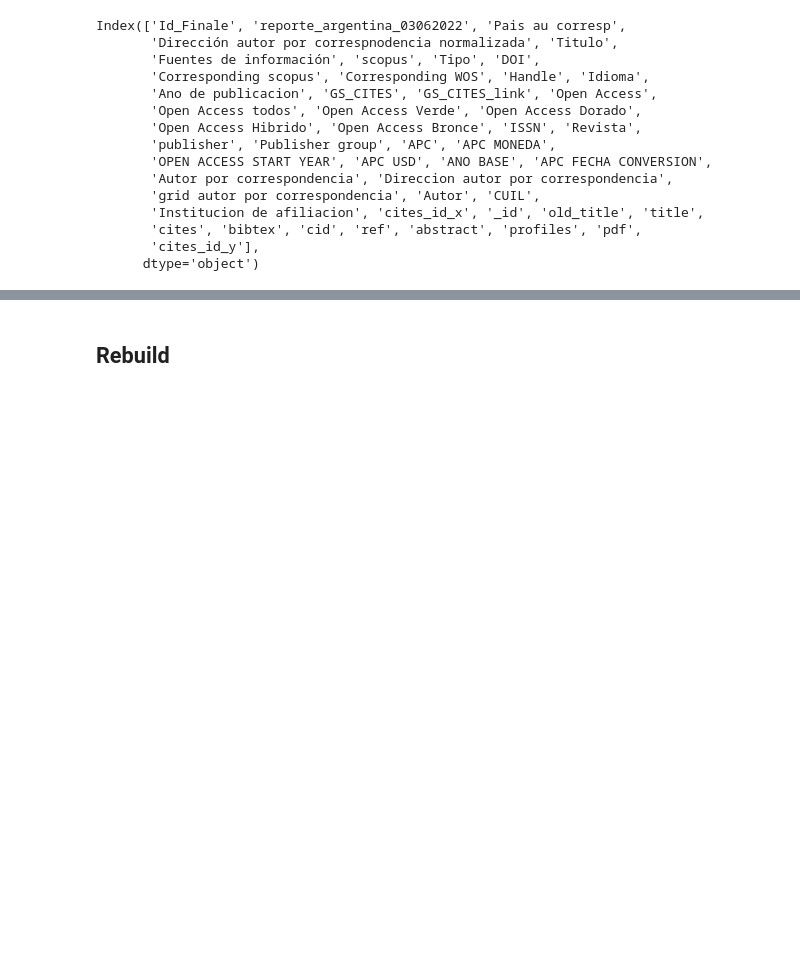
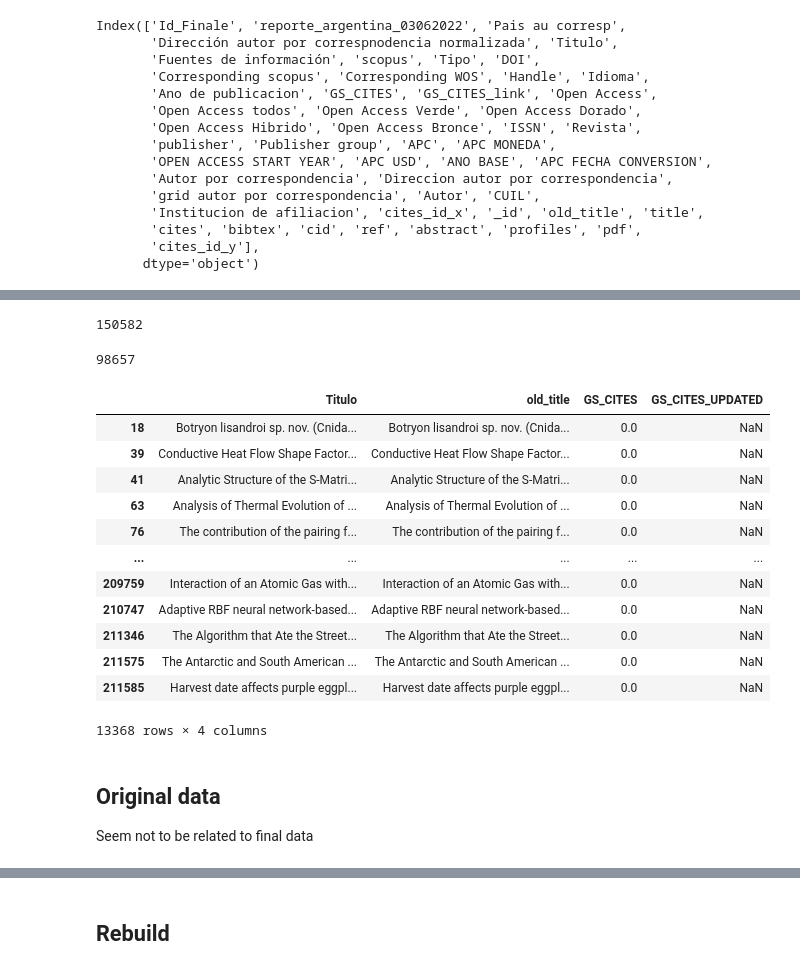
Before and after one commit to restrepo/colav, a Jupyter notebook: argentina.ipynb, the cells around one changed output, grey strips where cells are left out. Drawn from its saved outputs; the diff is of its cells as text; code cells hidden in the pictures; blank space fills up the shorter version.

```diff
--- a/argentina.ipynb
+++ b/argentina.ipynb
@@ -33,0 +56,2 @@ Index(['Id_Finale', 'reporte_argentina_03062022', 'Pais au corresp',
+# %%
+pd.set_option('display.max_colwidth',200)
@@ -236,0 +312,6 @@ rt.to_excel('argentina_updated_2023_10.xlsx',index=False)
+# %%
+rt=pd.read_excel("/scratch/colav/argentina_updated_2023_10.xlsx")
+# %%
+rt['GS_CITES_UPDATED'].shape[0]-rt['GS_CITES_UPDATED'].dropna().shape[0]
+# %% [output]
+150582
@@ -236,0 +320,25 @@ rt.to_excel('argentina_updated_2023_10.xlsx',index=False)
+# %%
+rct['GS_CITES_UPDATED'].shape[0]-rct['GS_CITES_UPDATED'].dropna().shape[0]
+# %% [output]
+98657
+# %%
+rt=rt.drop_duplicates(subset=['Titulo']).reset_index(drop=True)
+# %%
+rt[ (rt.GS_CITES_UPDATED.isna()) ][['Titulo','old_title','GS_CITES','GS_CITES_UPDATED']].dropna(subset=['old_title'])
+# %% [output]
+|  | Titulo | old_title | GS_CITES | GS_CITES_UPDATED |
+| 18 | Botryon lisandroi sp. nov. (Cnida... | Botryon lisandroi sp. nov. (Cnida... | 0.0 | NaN |
+| 39 | Conductive Heat Flow Shape Factor... | Conductive Heat Flow Shape Factor... | 0.0 | NaN |
+| 41 | Analytic Structure of the S-Matri... | Analytic Structure of the S-Matri... | 0.0 | NaN |
+| 63 | Analysis of Thermal Evolution of ... | Analysis of Thermal Evolution of ... | 0.0 | NaN |
+| 76 | The contribution of the pairing f... | The contribution of the pairing f... | 0.0 | NaN |
+| ... | ... | ... | ... | ... |
+| 209759 | Interaction of an Atomic Gas with... | Interaction of an Atomic Gas with... | 0.0 | NaN |
+| 210747 | Adaptive RBF neural network-based... | Adaptive RBF neural network-based... | 0.0 | NaN |
+| 211346 | The Algorithm that Ate the Street... | The Algorithm that Ate the Street... | 0.0 | NaN |
+| 211575 | The Antarctic and South American ... | The Antarctic and South American ... | 0.0 | NaN |
+| 211585 | Harvest date affects purple eggpl... | Harvest date affects purple eggpl... | 0.0 | NaN |
+13368 rows × 4 columns
+# %% [markdown]
+## Original data
+Seem not to be related to final data
```
Also changed, not shown: parts of 38 cells of this notebook.
